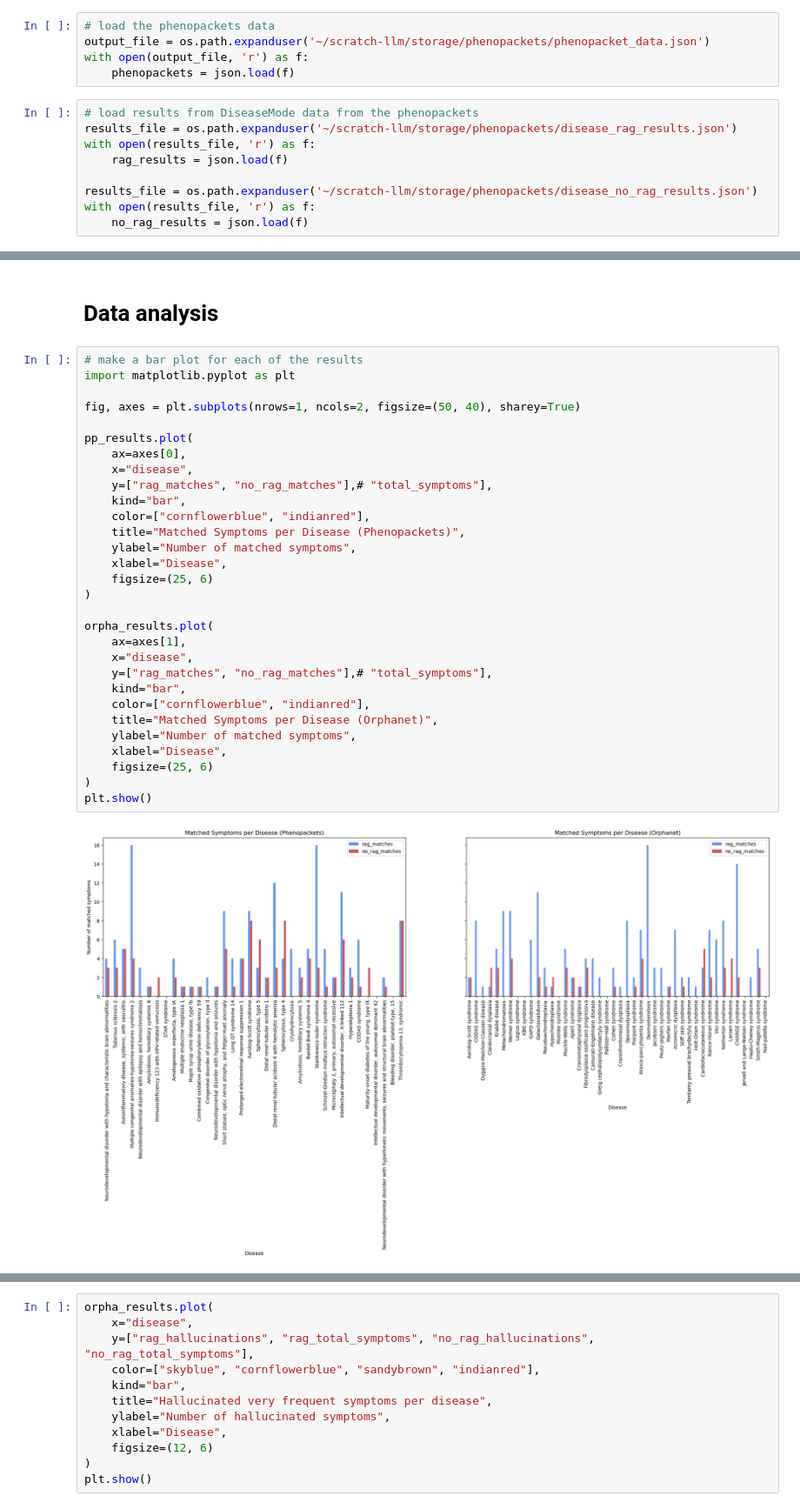
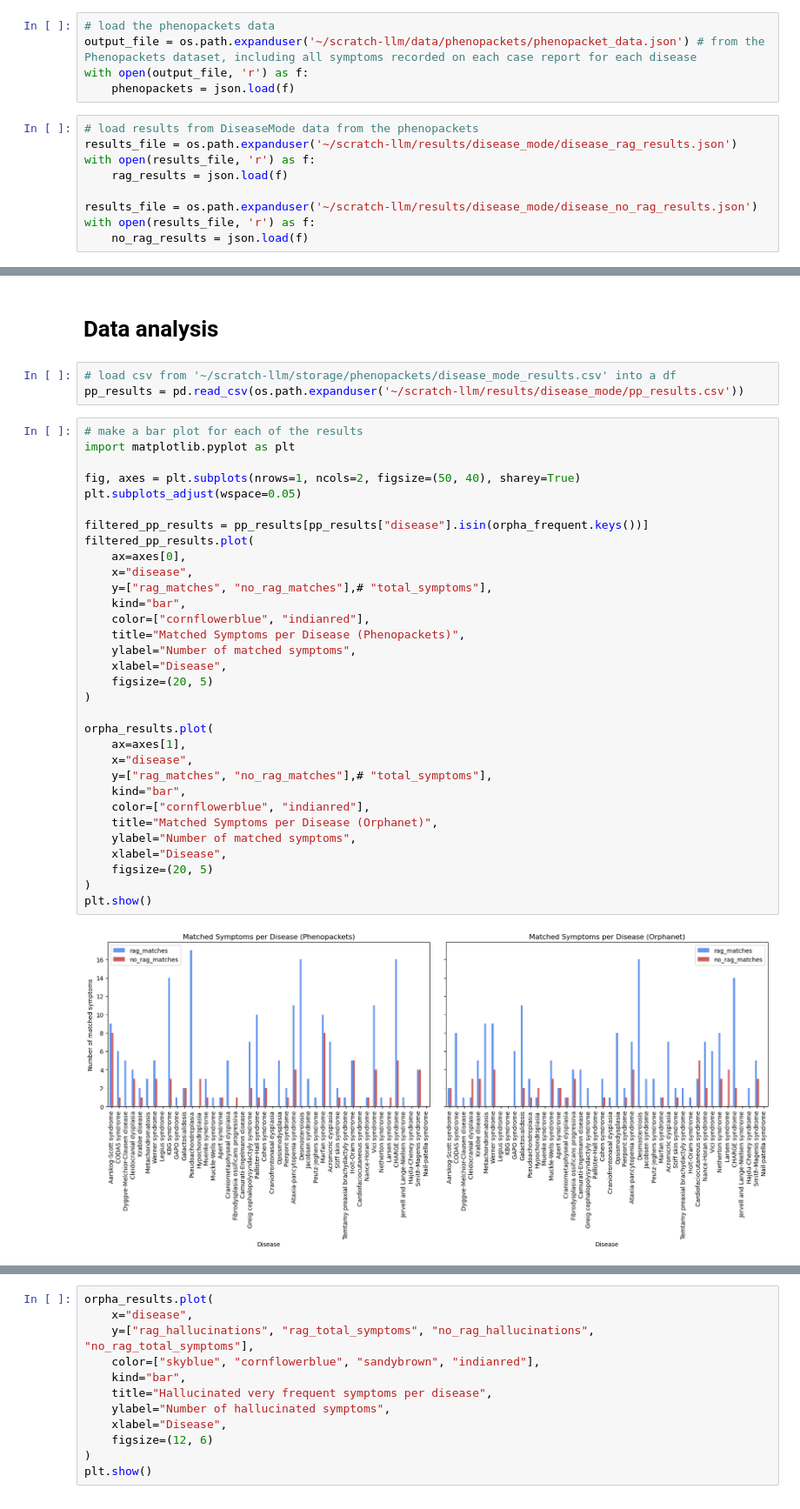
Before and after one commit to laurasck14/KG-RAG, a Jupyter notebook: notebooks/disease_mode_evaluation.ipynb, the cells around one changed output, grey strips where cells are left out. Shown at 87% size. Cells and saved outputs as stored; diff of their text form.

Commit message:
organization and results with all phenopacket data

```diff
--- a/notebooks/disease_mode_evaluation.ipynb
+++ b/notebooks/disease_mode_evaluation.ipynb
@@ -24,15 +24,15 @@ os.environ["TOKENIZERS_PARALLELISM"] = "false"
 ### Phenopackets
 # %%
 # load the phenopackets data
-output_file = os.path.expanduser('~/scratch-llm/storage/phenopackets/phenopacket_data.json')
+output_file = os.path.expanduser('~/scratch-llm/data/phenopackets/phenopacket_data.json') # from the Phenopackets dataset, including all symptoms recorded on each case report for each disease
 with open(output_file, 'r') as f:
     phenopackets = json.load(f)
 # %%
 # load results from DiseaseMode data from the phenopackets
-results_file = os.path.expanduser('~/scratch-llm/storage/phenopackets/disease_rag_results.json')
+results_file = os.path.expanduser('~/scratch-llm/results/disease_mode/disease_rag_results.json')
 with open(results_file, 'r') as f:
     rag_results = json.load(f)
 
-results_file = os.path.expanduser('~/scratch-llm/storage/phenopackets/disease_no_rag_results.json')
+results_file = os.path.expanduser('~/scratch-llm/results/disease_mode/disease_no_rag_results.json')
 with open(results_file, 'r') as f:
     no_rag_results = json.load(f)
@@ -286,37 +291,42 @@ pp_results, pp_no_results = DiseaseModeEvaluation(phenopackets, rag_results, no_
 orpha_results, orpha_no_results = DiseaseModeEvaluation(phenopackets_orpha, rag_results, no_rag_results)
 # %% [markdown]
 # Data analysis
+# %%
+# load csv from '~/scratch-llm/storage/phenopackets/disease_mode_results.csv' into a df
+pp_results = pd.read_csv(os.path.expanduser('~/scratch-llm/results/disease_mode/pp_results.csv'))
 # %%
 # make a bar plot for each of the results
 import matplotlib.pyplot as plt
 
 fig, axes = plt.subplots(nrows=1, ncols=2, figsize=(50, 40), sharey=True)
+plt.subplots_adjust(wspace=0.05)
 
-pp_results.plot(
+filtered_pp_results = pp_results[pp_results["disease"].isin(orpha_frequent.keys())]
+filtered_pp_results.plot(
     ax=axes[0],
     x="disease",
     y=["rag_matches", "no_rag_matches"],# "total_symptoms"],
     kind="bar",
     color=["cornflowerblue", "indianred"],
     title="Matched Symptoms per Disease (Phenopackets)",
     ylabel="Number of matched symptoms",
     xlabel="Disease",
-    figsize=(25, 6)
+    figsize=(20, 5)
 )
 
 orpha_results.plot(
     ax=axes[1],
     x="disease",
     y=["rag_matches", "no_rag_matches"],# "total_symptoms"],
     kind="bar",
     color=["cornflowerblue", "indianred"],
     title="Matched Symptoms per Disease (Orphanet)",
     ylabel="Number of matched symptoms",
     xlabel="Disease",
-    figsize=(25, 6)
+    figsize=(20, 5)
 )
 plt.show()
 # %% [output]
-[figure, old version]
+[figure, new version]
 # %%
 # plot the rag hallucinations and total_symptoms with different colors than no_rag results
```
Also changed, not shown: parts of 13 cells of this notebook.
